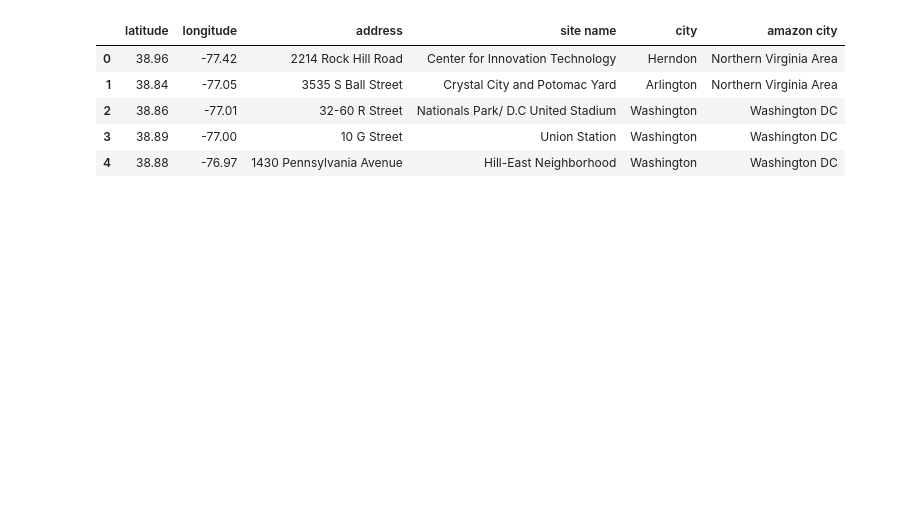
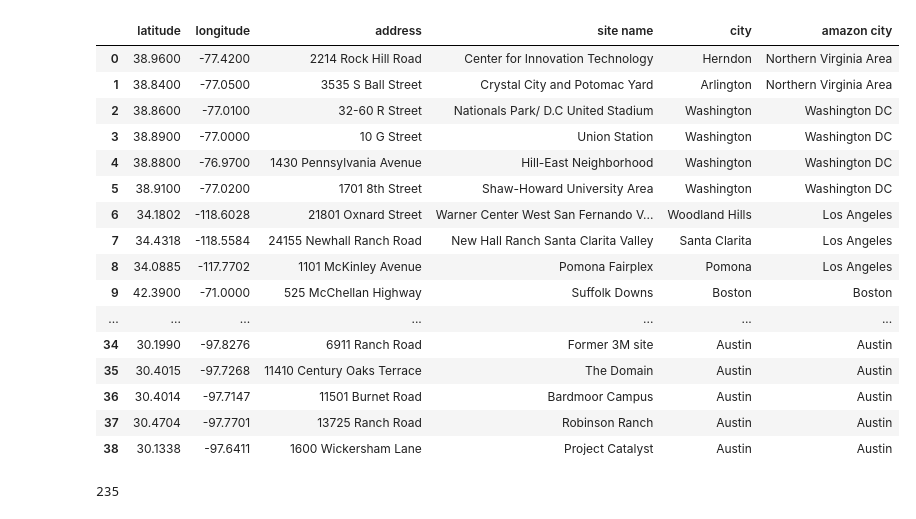
Before and after one commit to indranik/BC_Project1, a Jupyter notebook: Transportation Data - Helen/Airport Nearby - Helen.ipynb, the cells around one changed output. Cells and saved outputs as stored; diff of their text form; code cells hidden in the pictures; blank space fills up the shorter version.

```diff
--- a/Transportation Data - Helen/Airport Nearby - Helen.ipynb
+++ b/Transportation Data - Helen/Airport Nearby - Helen.ipynb
@@ -28,15 +28,26 @@ See the caveats in the documentation: http://pandas.pydata.org/pandas-docs/stabl
 | 3 | Washington DC | Site2 | Union Station | 10 G Street | Washington | DC | 20002 | 38.89 | -77.00 |
 | 4 | Washington DC | Site3 | Hill-East Neighborhood | 1430 Pennsylvania Avenue | Washington | DC | 20003 | 38.88 | -76.97 |
 # %%
-city_param = city_df[['latitude', 'longitude', 'address','site name','city','amazon city']].head()
+city_param = city_df[['latitude', 'longitude', 'address','site name','city','amazon city']]
 city_param
 # %% [output]
 |  | latitude | longitude | address | site name | city | amazon city |
-| 0 | 38.96 | -77.42 | 2214 Rock Hill Road | Center for Innovation Technology | Herndon | Northern Virginia Area |
-| 1 | 38.84 | -77.05 | 3535 S Ball Street | Crystal City and Potomac Yard | Arlington | Northern Virginia Area |
-| 2 | 38.86 | -77.01 | 32-60 R Street | Nationals Park/ D.C United Stadium | Washington | Washington DC |
-| 3 | 38.89 | -77.00 | 10 G Street | Union Station | Washington | Washington DC |
-| 4 | 38.88 | -76.97 | 1430 Pennsylvania Avenue | Hill-East Neighborhood | Washington | Washington DC |
+| 0 | 38.9600 | -77.4200 | 2214 Rock Hill Road | Center for Innovation Technology | Herndon | Northern Virginia Area |
+| 1 | 38.8400 | -77.0500 | 3535 S Ball Street | Crystal City and Potomac Yard | Arlington | Northern Virginia Area |
+| 2 | 38.8600 | -77.0100 | 32-60 R Street | Nationals Park/ D.C United Stadium | Washington | Washington DC |
+| 3 | 38.8900 | -77.0000 | 10 G Street | Union Station | Washington | Washington DC |
+| 4 | 38.8800 | -76.9700 | 1430 Pennsylvania Avenue | Hill-East Neighborhood | Washington | Washington DC |
+| 5 | 38.9100 | -77.0200 | 1701 8th Street | Shaw-Howard University Area | Washington | Washington DC |
+| 6 | 34.1802 | -118.6028 | 21801 Oxnard Street | Warner Center West San Fernando V... | Woodland Hills | Los Angeles |
+| 7 | 34.4318 | -118.5584 | 24155 Newhall Ranch Road | New Hall Ranch Santa Clarita Valley | Santa Clarita | Los Angeles |
+| 8 | 34.0885 | -117.7702 | 1101 McKinley Avenue | Pomona Fairplex | Pomona | Los Angeles |
+| 9 | 42.3900 | -71.0000 | 525 McChellan Highway | Suffolk Downs | Boston | Boston |
+| ... | ... | ... | ... | ... | ... | ... |
+| 34 | 30.1990 | -97.8276 | 6911 Ranch Road | Former 3M site | Austin | Austin |
+| 35 | 30.4015 | -97.7268 | 11410 Century Oaks Terrace | The Domain | Austin | Austin |
+| 36 | 30.4014 | -97.7147 | 11501 Burnet Road | Bardmoor Campus | Austin | Austin |
+| 37 | 30.4704 | -97.7701 | 13725 Ranch Road | Robinson Ranch | Austin | Austin |
+| 38 | 30.1338 | -97.6411 | 1600 Wickersham Lane | Project Catalyst | Austin | Austin |
 # %%
 airport_list = []
 
@@ -61,9 +72,9 @@ for city in city_param.values:
     airport_json = response.json()
     for airport_num in range(len(airport_json['results'])):
         airport_str = airport_json['results'][airport_num]['name']
-        try:
+        if 'rating' in airport_json['results'][airport_num].keys():
             airport_rating = airport_json['results'][airport_num]['rating']
-        except:
+        else:
             airport_rating = None
         airport_list.append({'Site Name':city[3],
                      'City':city[4],
@@ -71,3 +82,6 @@ for city in city_param.values:
                      'Airport':airport_str,
                      'Airport Rating':airport_rating})
 airport_df = pd.DataFrame(airport_list)
+len(set(airport_df['Airport']))
+# %% [output]
+235
```
Also changed, not shown: parts of 25 cells of this notebook, 14 other files.
